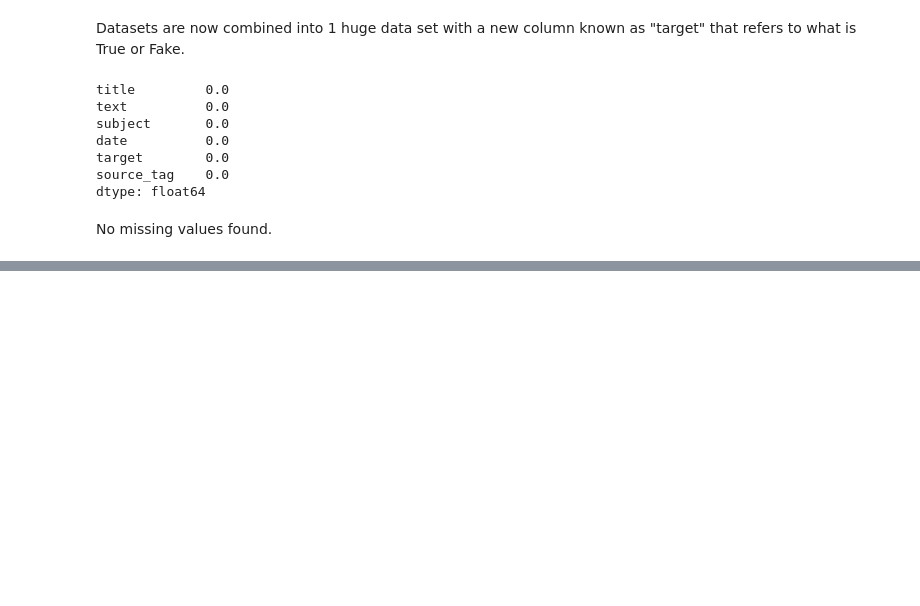
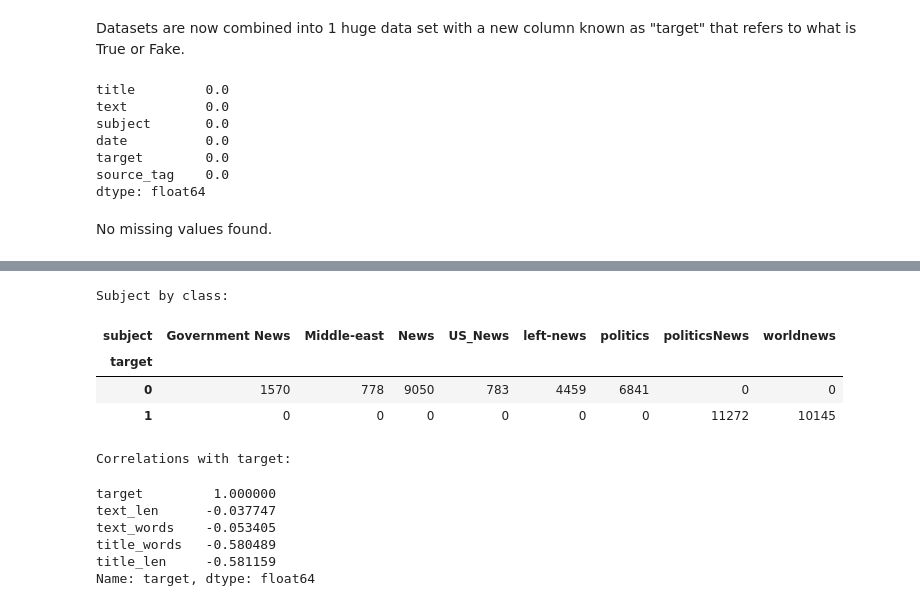
Before and after one commit to AlexandruSoroiu/accenture-ai-studio-fall2025, a Jupyter notebook: notebooks/eda_01.ipynb, the cells around one changed output, grey strips where cells are left out. Saved outputs shown, nothing was run; the diff lists cells and outputs as text; code cells hidden in the pictures; blank space fills up the shorter version.

```diff
--- a/notebooks/eda_01.ipynb
+++ b/notebooks/eda_01.ipynb
@@ -118,0 +133,21 @@ df.head()
+# %%
+#Leakage & drift checks
+print("Subject by class:")
+display(df.groupby(["target","subject"]).size().unstack(fill_value=0))
+
+# Correlation with label for numeric features
+print("\nCorrelations with target:")
+display(df[["target","title_len","text_len","title_words","text_words"]].corr(numeric_only=True)["target"].sort_values(ascending=False))
+# %% [output]
+Subject by class:
+| subject | Government News | Middle-east | News | US_News | left-news | politics | politicsNews | worldnews |
+| target |  |  |  |  |  |  |  |  |
+| 0 | 1570 | 778 | 9050 | 783 | 4459 | 6841 | 0 | 0 |
+| 1 | 0 | 0 | 0 | 0 | 0 | 0 | 11272 | 10145 |
+Correlations with target:
+target         1.000000
+text_len      -0.037747
+text_words    -0.053405
+title_words   -0.580489
+title_len     -0.581159
+Name: target, dtype: float64
```
Also changed, not shown: parts of 10 cells of this notebook.
